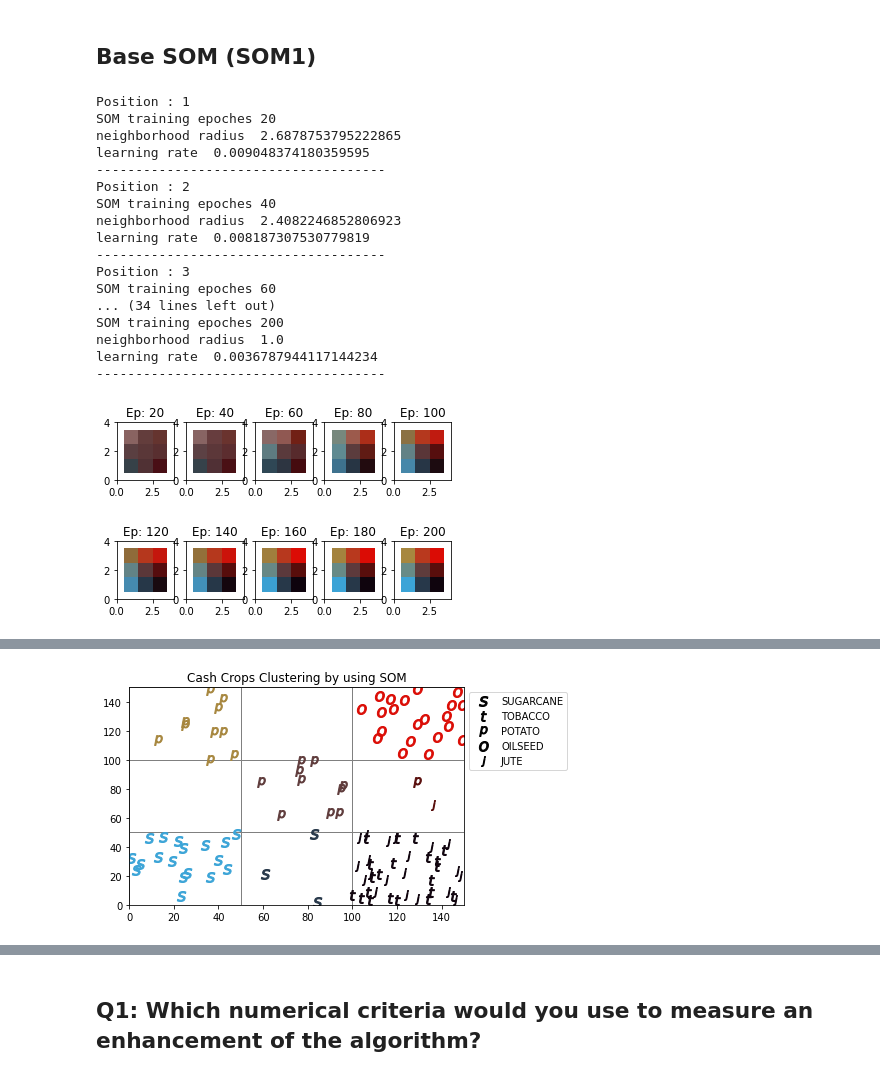
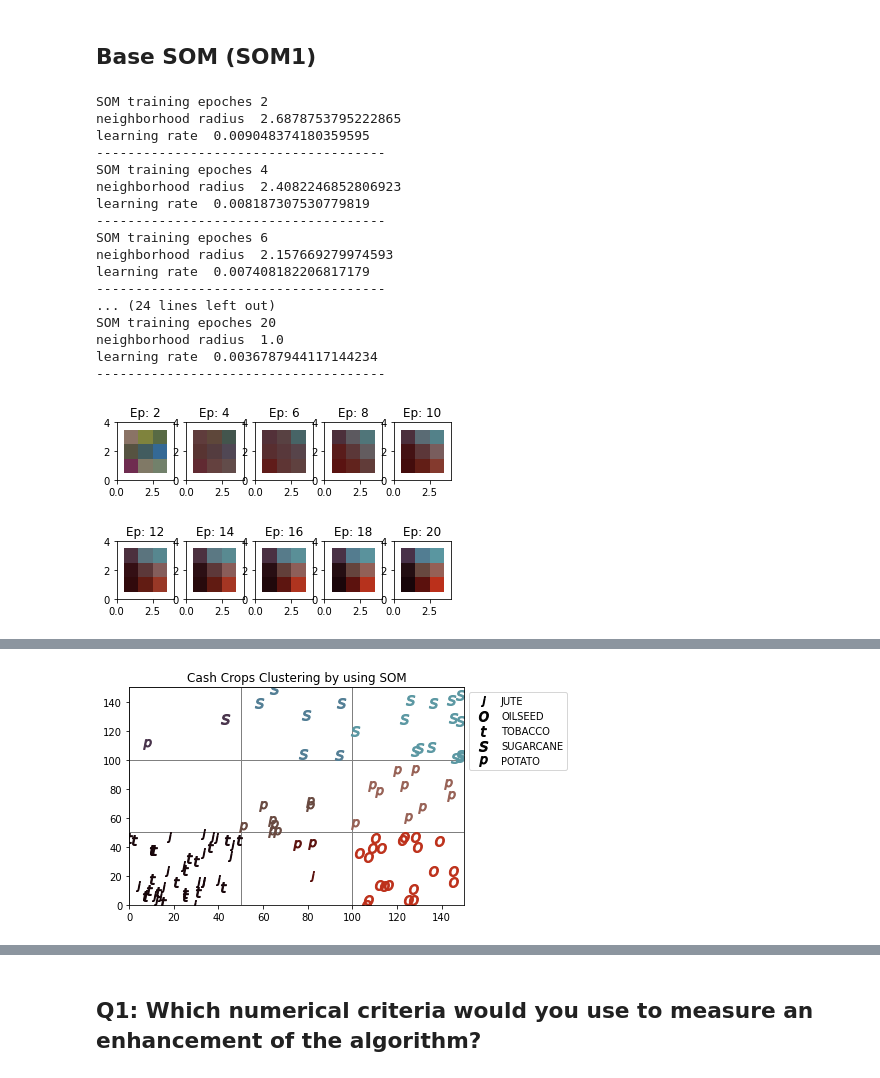
Before and after one commit to gundruke/TMBD-project-3, a Jupyter notebook: Answers.ipynb, the cells around one changed output, grey strips where cells are left out. Cells and saved outputs as stored; diff of their text form; code cells hidden in the pictures.

Commit message:
MINOR : Changed the epoch just to see different

```diff
--- a/Answers.ipynb
+++ b/Answers.ipynb
@@ -67,26 +69,26 @@ from soms.som_utils import visualize_som
 # %%
 from soms.our_som1 import SOM as SOM_1_base
 # som = SOM(x_size, y_size, num_features)
 som_1 = SOM_1_base(3,3,3)
-joined_df, clustered_df = som_train_predict(som_1, trunc_data, agri_data)
+joined_df, clustered_df = som_train_predict(som_1, trunc_data, agri_data, num_epochs=20, init_learning_rate=0.01)
 joined_df.iloc[0:5]
 # %% [output]
-Position : 1
-SOM training epoches 20
+SOM training epoches 2
 neighborhood radius  2.6878753795222865
 learning rate  0.009048374180359595
 -------------------------------------
-Position : 2
-SOM training epoches 40
+SOM training epoches 4
 neighborhood radius  2.4082246852806923
 learning rate  0.008187307530779819
 -------------------------------------
-Position : 3
-SOM training epoches 60
-... (34 lines left out)
-SOM training epoches 200
+SOM training epoches 6
+neighborhood radius  2.157669279974593
+learning rate  0.007408182206817179
+-------------------------------------
+... (24 lines left out)
+SOM training epoches 20
 neighborhood radius  1.0
 learning rate  0.0036787944117144234
 -------------------------------------
-[figure, old version]
+[figure, new version]
 |  | Year AD | Year BS | Crop | Area | Production | Yield | Area_norm | Production_norm | Yield_norm | ... |
@@ -98,7 +100,7 @@ learning rate  0.0036787944117144234
 # %%
 visualize_som(som_1, joined_df)
 # %% [output]
-[figure, old version]
+[figure, new version]
 # %%
 trunc_data.head()
 # %% [output]
```
Also changed, not shown: parts of 18 cells of this notebook, 4 other files.
